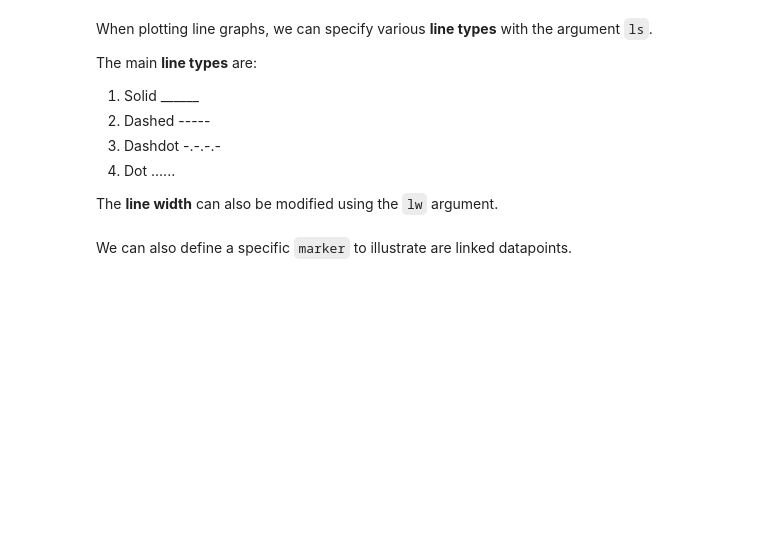
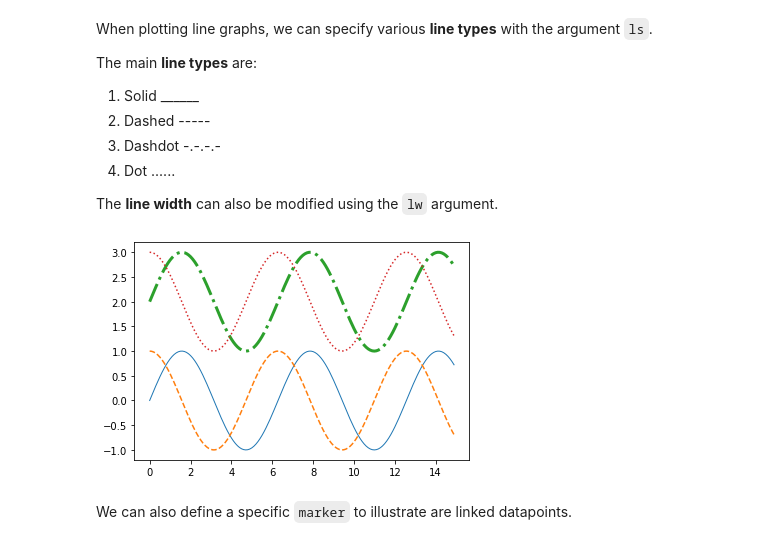
Before and after one commit to randonneesdatatrek/data-trek-2020, a Jupyter notebook: Tutorials/Python_Tutorial/python_tutorial.ipynb, the cells around one changed output. Saved outputs shown, nothing was run; the diff lists cells and outputs as text; code cells hidden in the pictures; blank space fills up the shorter version.

````diff
--- a/Tutorials/Python_Tutorial/python_tutorial.ipynb
+++ b/Tutorials/Python_Tutorial/python_tutorial.ipynb
@@ -60,17 +69,19 @@ The main **line types** are:
 The **line width** can also be modified using the ```lw``` argument.
 # %%
 ## Plot the sin gunction with solid linestyle (ls)
-plt.plot(x_line, y_sin)
+plt.plot(x_line, y_sin, ls='-', lw=1)
 
 ## Plot the cos gunction with dashed linestyle
-plt.plot(x_line, y_cos)
+plt.plot(x_line, y_cos, ls='--')
 
 ## Plot the cos gunction with dashdot linestyle
-plt.plot(x_line, y_sin_shift)
+plt.plot(x_line, y_sin_shift, ls='-.', lw=3)
 
 ## Plot the cos gunction with dot linestyle
-plt.plot(x_line, y_cos_shift)
+plt.plot(x_line, y_cos_shift, ls=':')
 plt.show()
+# %% [output]
+[figure, added]
 # %% [markdown]
 We can also define a specific ```marker``` to illustrate are linked datapoints.
 # %%
````
Also changed, not shown: parts of 29 cells of this notebook.
